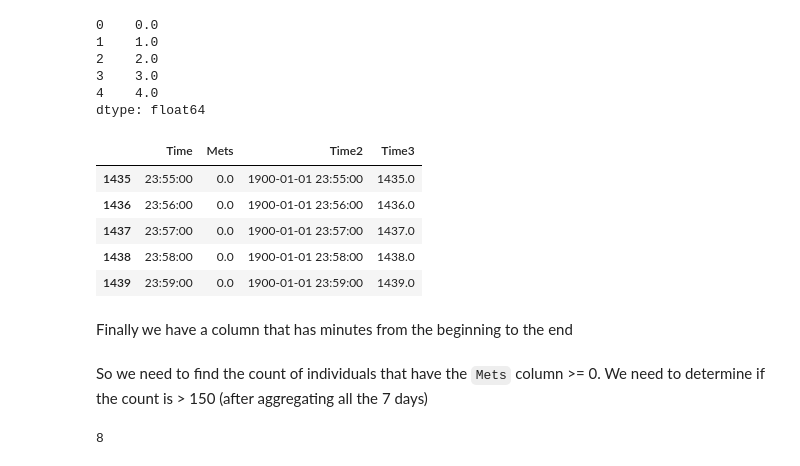
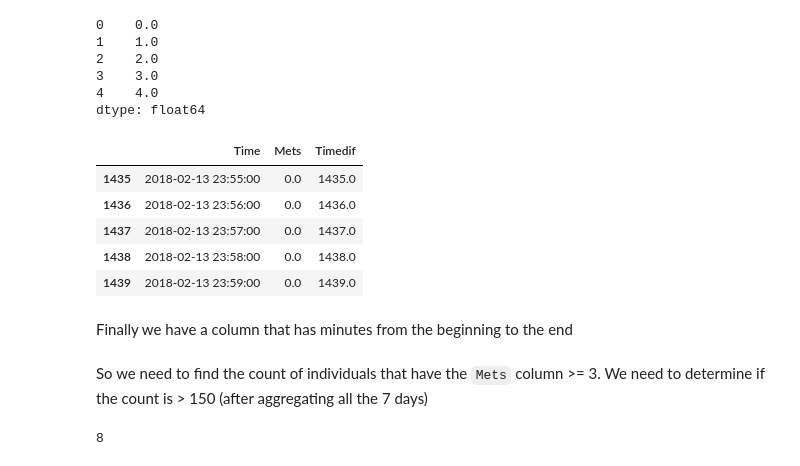
Before and after one commit to ck2136/PA_Shimane, a Jupyter notebook: code/data_manage.ipynb, the cells around one changed output. Saved outputs shown, nothing was run; the diff lists cells and outputs as text; code cells hidden in the pictures.

```diff
--- a/code/data_manage.ipynb
+++ b/code/data_manage.ipynb
@@ -43,0 +48,5 @@ df.head()
+# %%
+import glob
+path = r'../data' # specify the path of the data files
+allFiles = glob.glob(path + '/*.csv') # this creates a list of all the files in the folder with /*.csv extension
+allFiles
@@ -43,0 +88,2 @@ df.head()
+# %%
+df["Time"] = (pd.Series([re.search('../data/\d*'+'kenoku'+'(\d+).csv', allFiles[10]).group(1)]*df.shape[0]) + " " + df.Time)
@@ -46,7 +101,7 @@ Let's convert the time column to datetime type
 # %% [markdown]
 First create a new column that will convert the charactercolumn `Time` into a timestamp column
 # %%
-df['Time2'] = pd.to_datetime(df['Time'], format="%H:%M:%S")
+df['Time'] =  pd.to_datetime(df['Time'], format="%Y%m%d %H:%M:%S")
 # %%
 df.head()
 # %% [output]
@@ -68,20 +123,20 @@ Now need to create a column that will subtract all time from the beginning of th
 4    4.0
 dtype: float64
 # %%
-df['Time3'] = (df.Time2 - pd.DataFrame({"FTime": [df.Time2.tolist()[0]]*df.shape[0]}).FTime).astype('timedelta64[m]')
+df['Timedif'] = (df.Time - pd.DataFrame({"FTime": [df.Time.tolist()[0]]*df.shape[0]}).FTime).astype('timedelta64[m]')
 # %%
-df.head(); df.tail()
+df.tail()
 # %% [output]
-|  | Time | Mets | Time2 | Time3 |
-| 1435 | 23:55:00 | 0.0 | 1900-01-01 23:55:00 | 1435.0 |
-| 1436 | 23:56:00 | 0.0 | 1900-01-01 23:56:00 | 1436.0 |
-| 1437 | 23:57:00 | 0.0 | 1900-01-01 23:57:00 | 1437.0 |
-| 1438 | 23:58:00 | 0.0 | 1900-01-01 23:58:00 | 1438.0 |
-| 1439 | 23:59:00 | 0.0 | 1900-01-01 23:59:00 | 1439.0 |
+|  | Time | Mets | Timedif |
+| 1435 | 2018-02-13 23:55:00 | 0.0 | 1435.0 |
+| 1436 | 2018-02-13 23:56:00 | 0.0 | 1436.0 |
+| 1437 | 2018-02-13 23:57:00 | 0.0 | 1437.0 |
+| 1438 | 2018-02-13 23:58:00 | 0.0 | 1438.0 |
+| 1439 | 2018-02-13 23:59:00 | 0.0 | 1439.0 |
 # %% [markdown]
 Finally we have a column that has minutes from the beginning to the end
 # %% [markdown]
-So we need to find the count of individuals that have the `Mets` column >= 0. We need to determine if the count is > 150 (after aggregating all the 7 days)
+So we need to find the count of individuals that have the `Mets` column >= 3. We need to determine if the count is > 150 (after aggregating all the 7 days)
 # %%
 df.loc[df.Mets >= 3].Mets.count()
 # %% [output]
```
Also changed, not shown: parts of 42 cells of this notebook.
